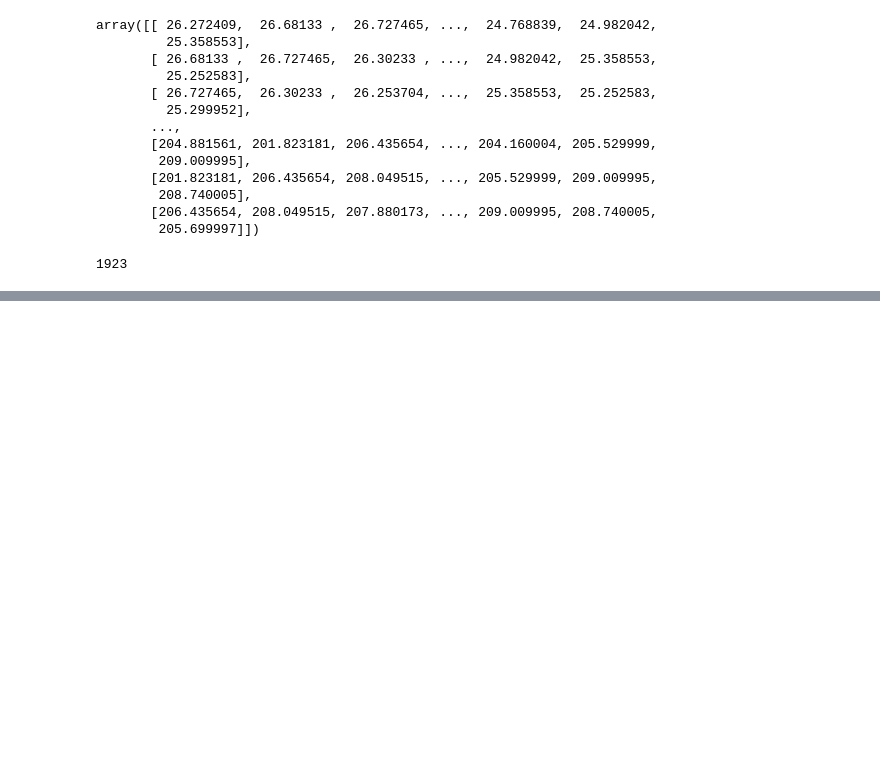
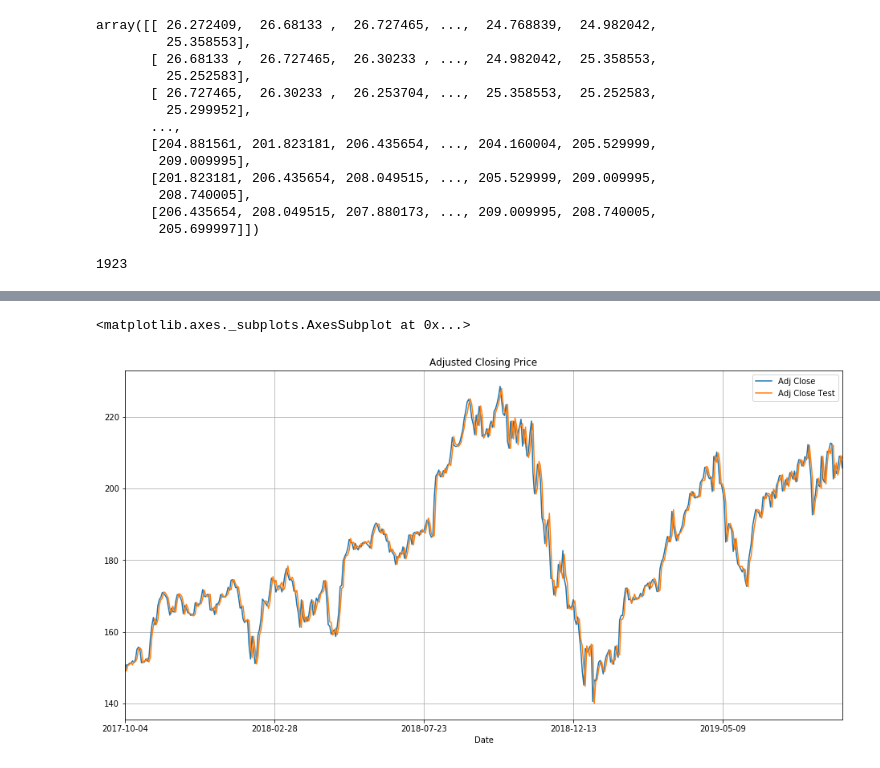
Before and after one commit to curiousnish/Stock_Prediction, a Jupyter notebook: Stock_Prediction.ipynb, the cells around one changed output, grey strips where cells are left out. Saved outputs shown, nothing was run; the diff lists cells and outputs as text; code cells hidden in the pictures; blank space fills up the shorter version.

```diff
--- a/Stock_Prediction.ipynb
+++ b/Stock_Prediction.ipynb
@@ -81,0 +99,10 @@ split_indices
+# %%
+#Plot the graph for it has trained on the testing data
+df_linear = df.copy()
+df_linear.drop(['Open', 'High', 'Low', 'Close', 'Volume'], axis=1, inplace=True)
+df_linear = df_linear.iloc[split_indices+window:]
+df_linear['Adj Close Test'] = y_pred_linear_reg
+df_linear.plot(label='AAPL', figsize=(16, 8), title='Adjusted Closing Price', grid=True)
+# %% [output]
+<matplotlib.axes._subplots.AxesSubplot at 0x...>
+[figure, added]
```
Also changed, not shown: parts of 4 cells of this notebook.
